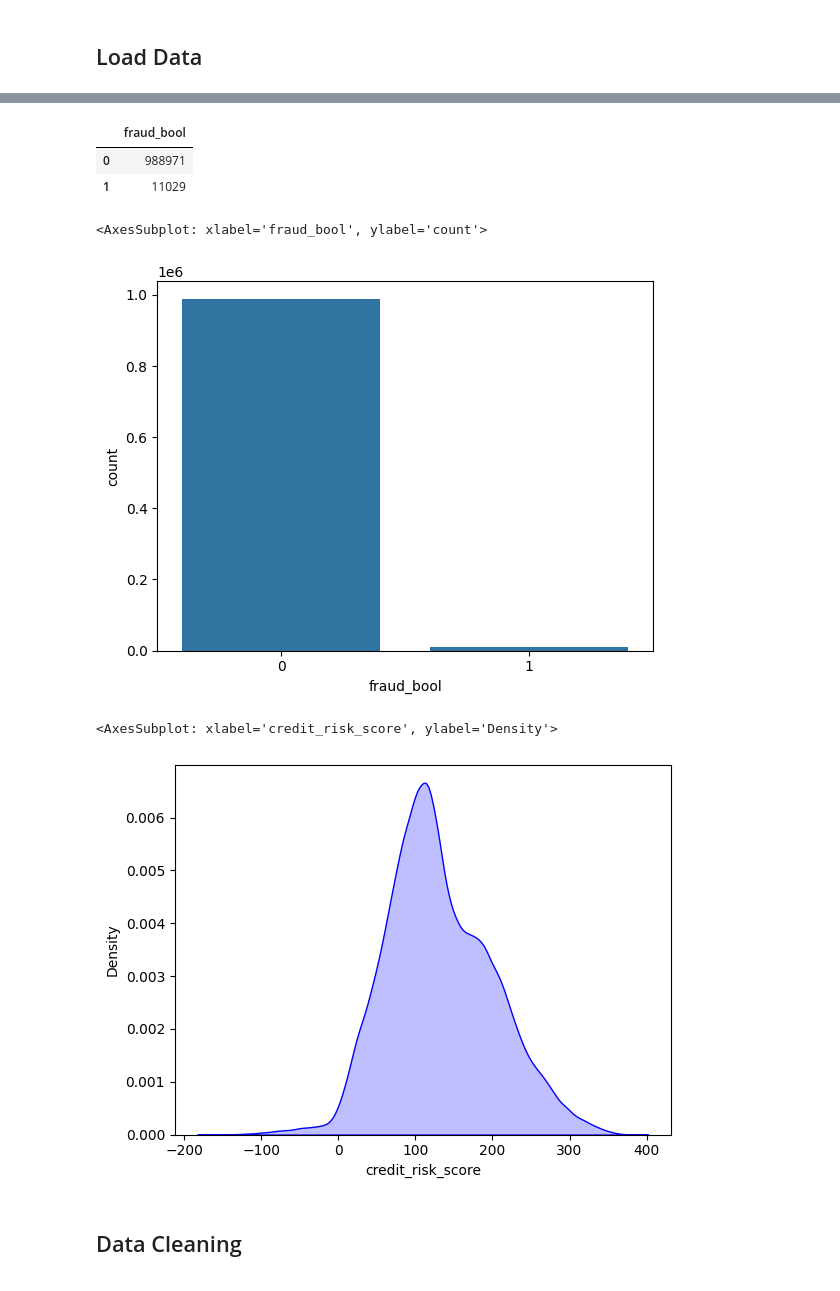
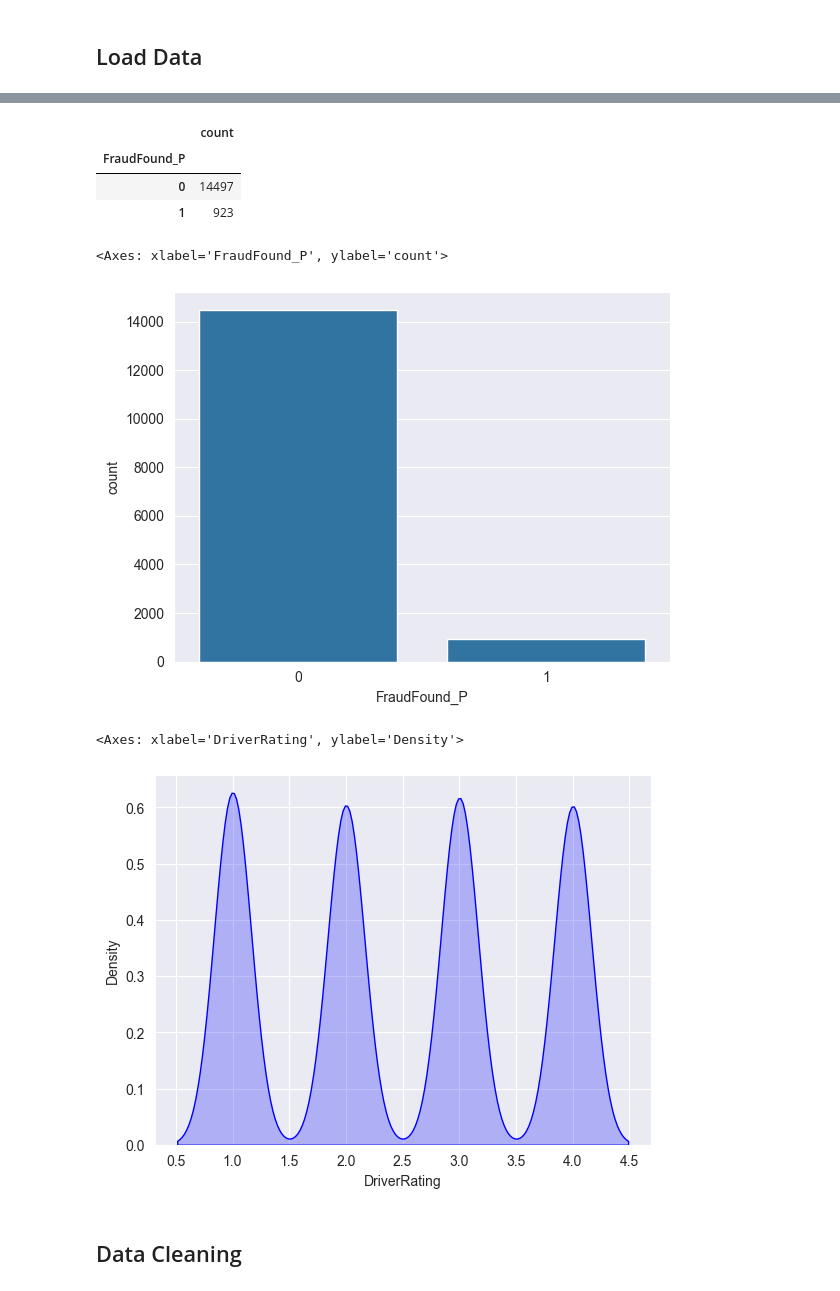
Before and after one commit to lulucopter/dsa4263-fraud-detection, a Jupyter notebook: eda.ipynb, the cells around one changed output, grey strips where cells are left out. Saved outputs shown, nothing was run; the diff lists cells and outputs as text; code cells hidden in the pictures.

Commit message:
Changed data to vehicle insurance

```diff
--- a/eda.ipynb
+++ b/eda.ipynb
@@ -18,7 +18,7 @@ from sklearn.preprocessing import OneHotEncoder
 # %% [markdown]
 ## Load Data
 # %%
-df = pd.read_csv("./data/raw/Base.csv")
+df = pd.read_csv("./data/raw/fraud_oracle.csv")
 # %%
 def reduce_mem_usage(df, verbose=True):
     numerics = ['int16', 'int32', 'int64', 'float16', 'float32', 'float64']
@@ -64,22 +64,23 @@ df.head()
 # %%
-pd.DataFrame(df['fraud_bool'].value_counts())
+pd.DataFrame(df['FraudFound_P'].value_counts())
 # %% [output]
-|  | fraud_bool |
-| 0 | 988971 |
-| 1 | 11029 |
+|  | count |
+| FraudFound_P |  |
+| 0 | 14497 |
+| 1 | 923 |
 # %%
 numerical_columns = df.select_dtypes('number').columns
 categorical_columns = df.select_dtypes('object').columns
 # %%
-sns.countplot(data=df, x='fraud_bool')
+sns.countplot(data=df, x='FraudFound_P')
 # %% [output]
-<AxesSubplot: xlabel='fraud_bool', ylabel='count'>
+<Axes: xlabel='FraudFound_P', ylabel='count'>
-[figure, old version]
+[figure, new version]
 # %%
-sns.kdeplot(df['credit_risk_score'], color='blue', fill=True)
+sns.kdeplot(df['DriverRating'], color='blue', fill=True)
 # %% [output]
-<AxesSubplot: xlabel='credit_risk_score', ylabel='Density'>
+<Axes: xlabel='DriverRating', ylabel='Density'>
-[figure, old version]
+[figure, new version]
 # %% [markdown]
 ## Data Cleaning
 # %%
```
Also changed, not shown: parts of 10 cells of this notebook, 1 other file.
